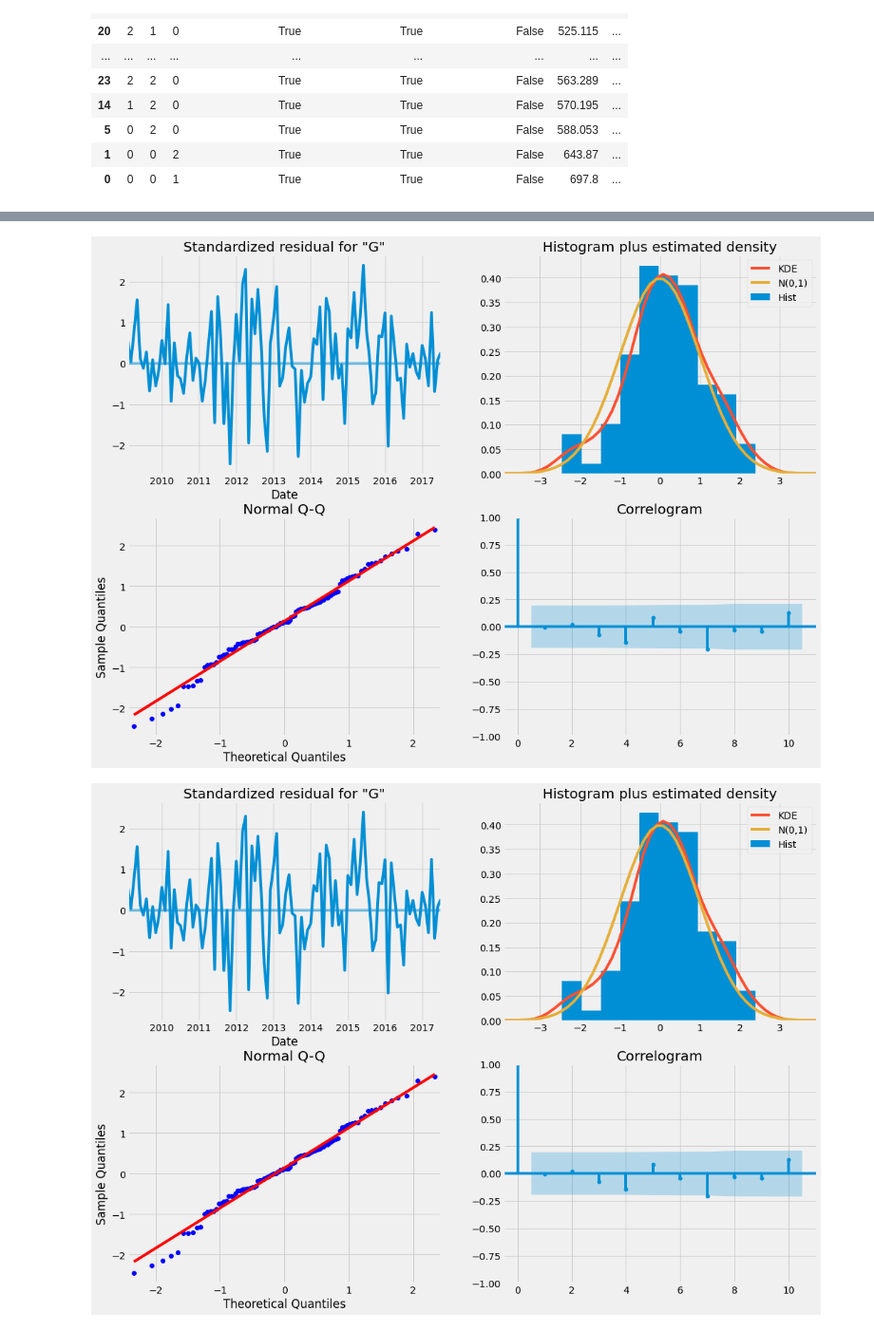
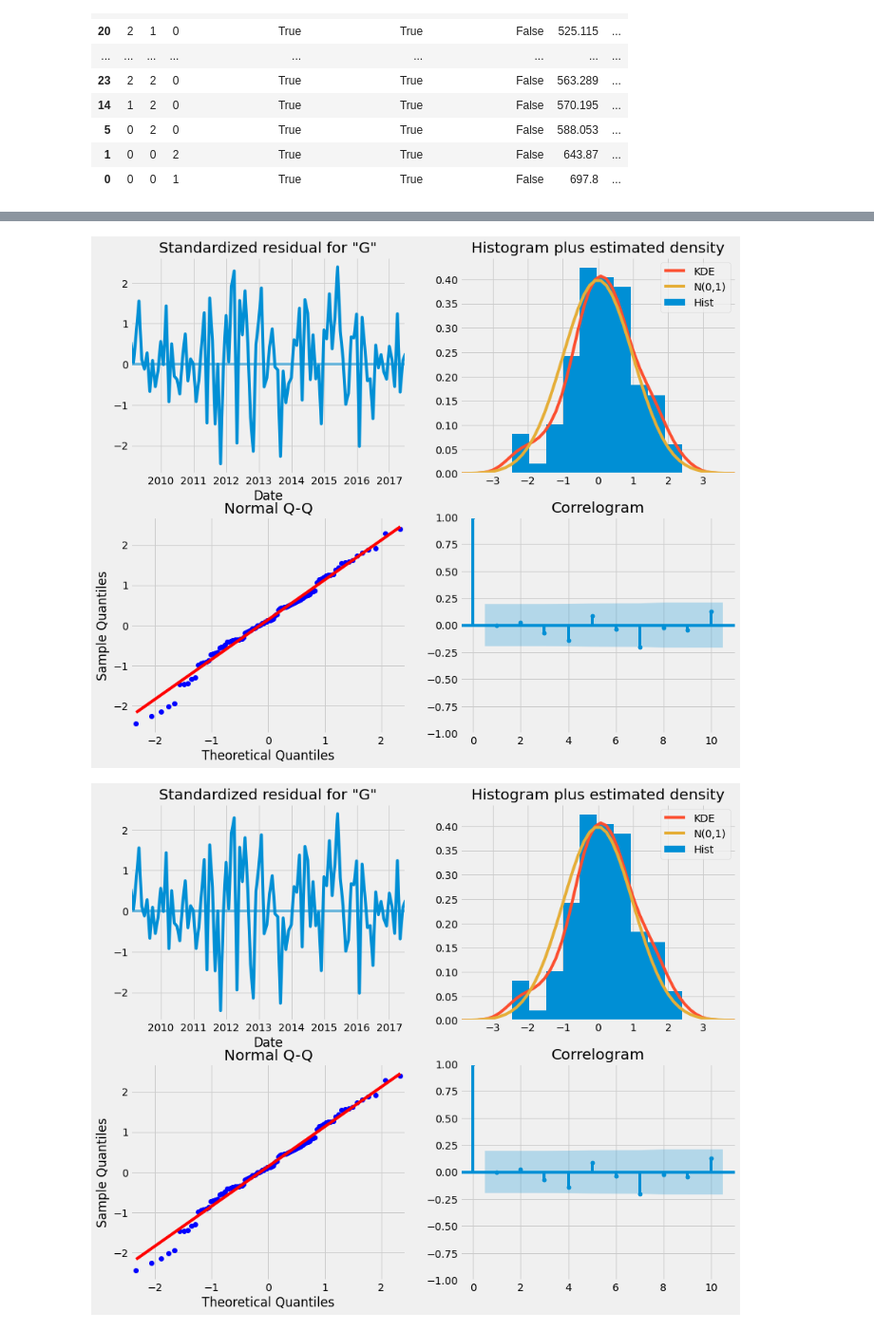
Before and after one commit to ufukceyhanli/Forecasting-of-Gasoline-MED-FOB-Price-Based-on-Historical-Data, a Jupyter notebook: Forecasting-of-Gasoline-MED-FOB-Price-Based-on-Historical-Data.ipynb, the cells around one changed output, grey strips where cells are left out. Shown at 95% size. Saved outputs shown, nothing was run; the diff lists cells and outputs as text; code cells hidden in the pictures.

```diff
--- a/Forecasting-of-Gasoline-MED-FOB-Price-Based-on-Historical-Data.ipynb
+++ b/Forecasting-of-Gasoline-MED-FOB-Price-Based-on-Historical-Data.ipynb
@@ -486,10 +489,10 @@ SARIMAX Results
 Warnings:
 [1] Covariance matrix calculated using the outer product of gradients (complex-step).
 # %%
-model_results.plot_diagnostics(figsize=(16,12))
+model_results.plot_diagnostics(figsize=(13,11))
 # %% [output]
-[figure, old version]
+[figure, new version]
-[figure, old version]
+[figure, new version]
 # %%
 import warnings
 from pandas import Series
```
Also changed, not shown: parts of 13 cells of this notebook.
